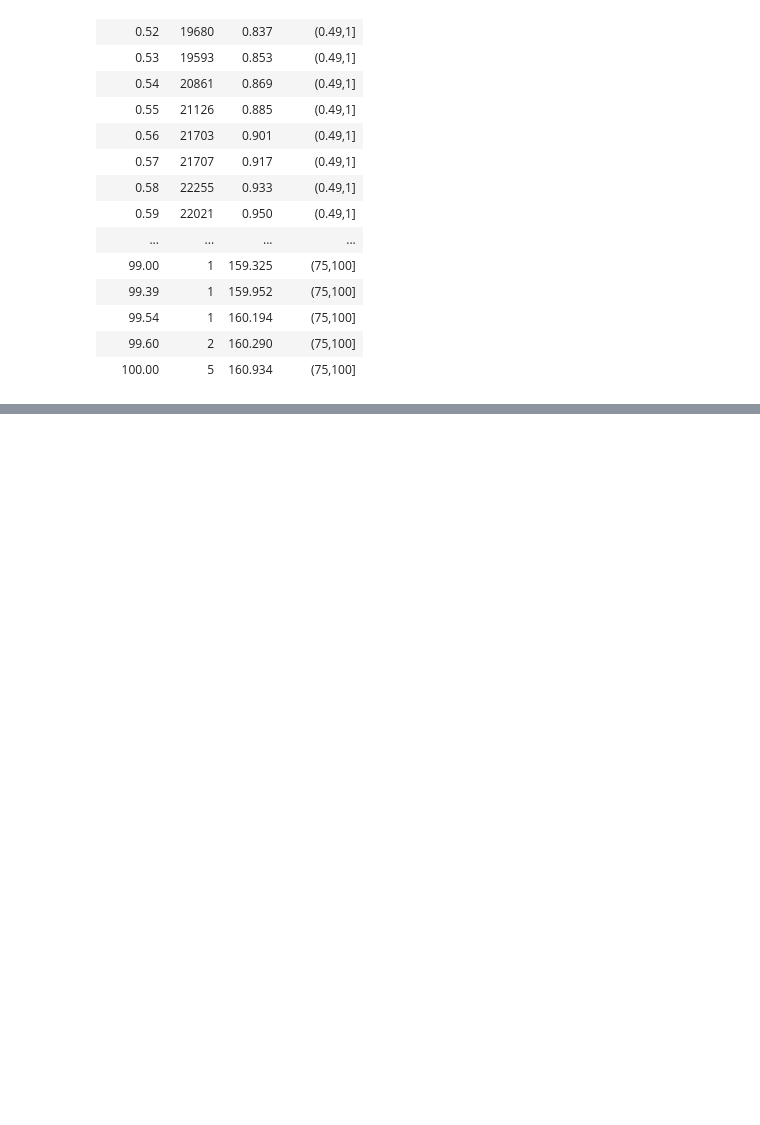
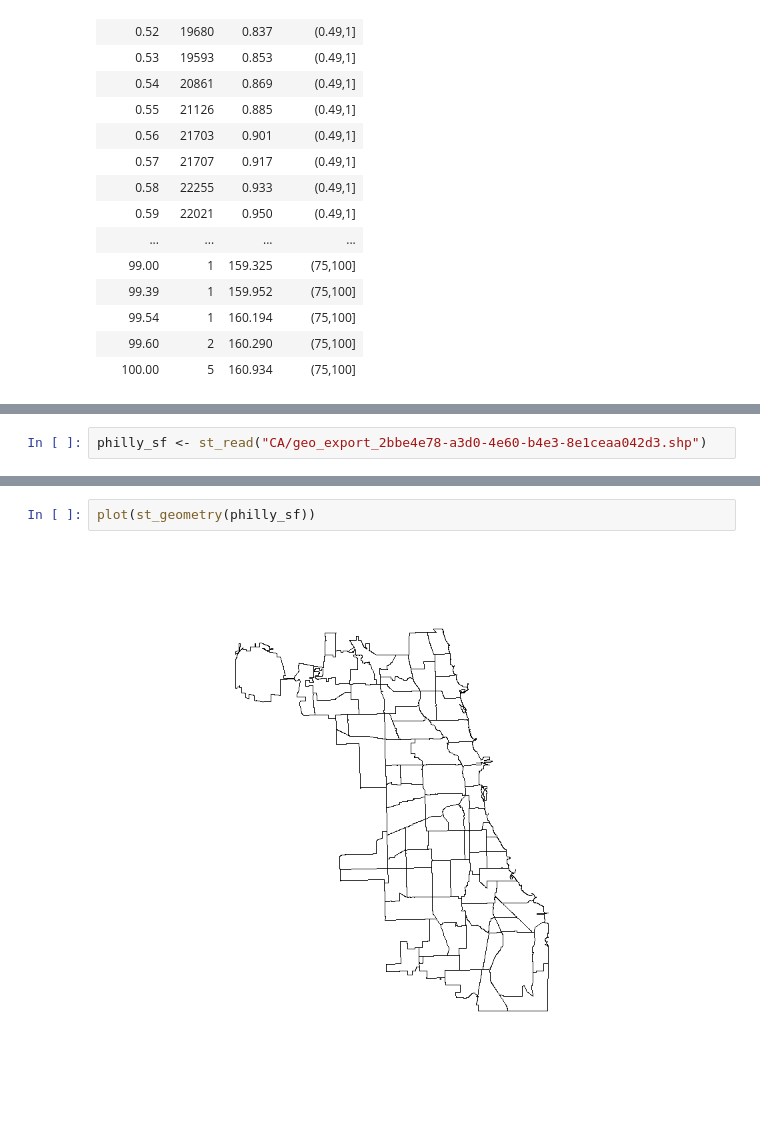
Before and after one commit to rkodit2/cs424proj3, a Jupyter notebook: project3Taxi/project3Data.ipynb, the cells around one changed output, grey strips where cells are left out. Drawn from its saved outputs; the diff is of its cells as text; blank space fills up the shorter version.

```diff
--- a/project3Taxi/project3Data.ipynb
+++ b/project3Taxi/project3Data.ipynb
@@ -618,0 +667,2 @@ mileagecount
+# %%
+philly_sf <- st_read("CA/geo_export_2bbe4e78-a3d0-4e60-b4e3-8e1ceaa042d3.shp")
@@ -618,0 +676,4 @@ mileagecount
+# %%
+plot(st_geometry(philly_sf))
+# %% [output]
+[figure, added]
```
Also changed, not shown: parts of 22 cells of this notebook, 6 other files.
